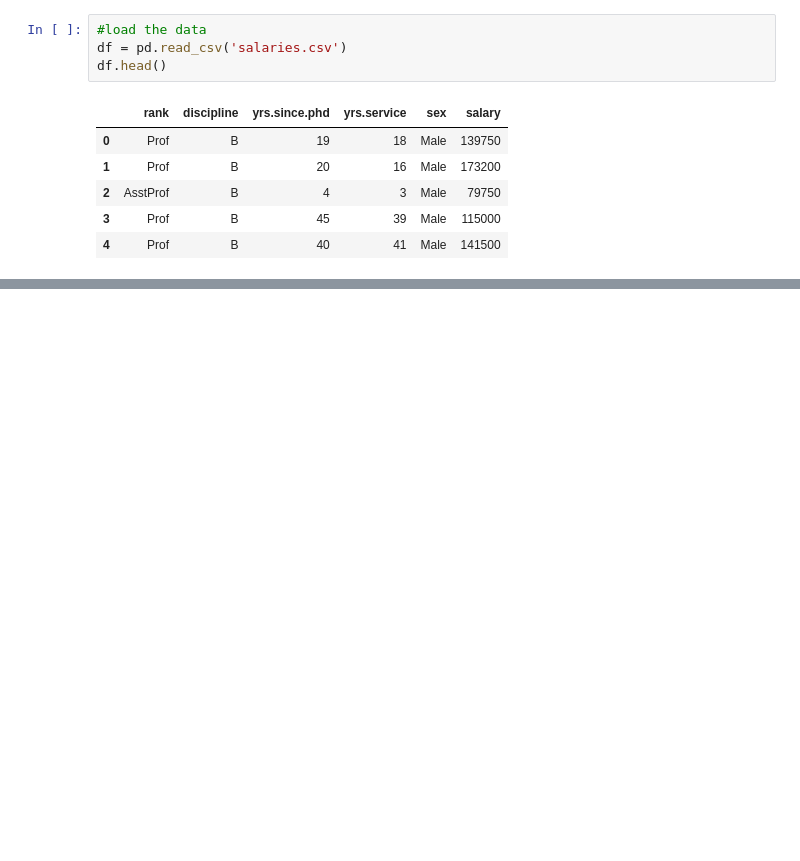
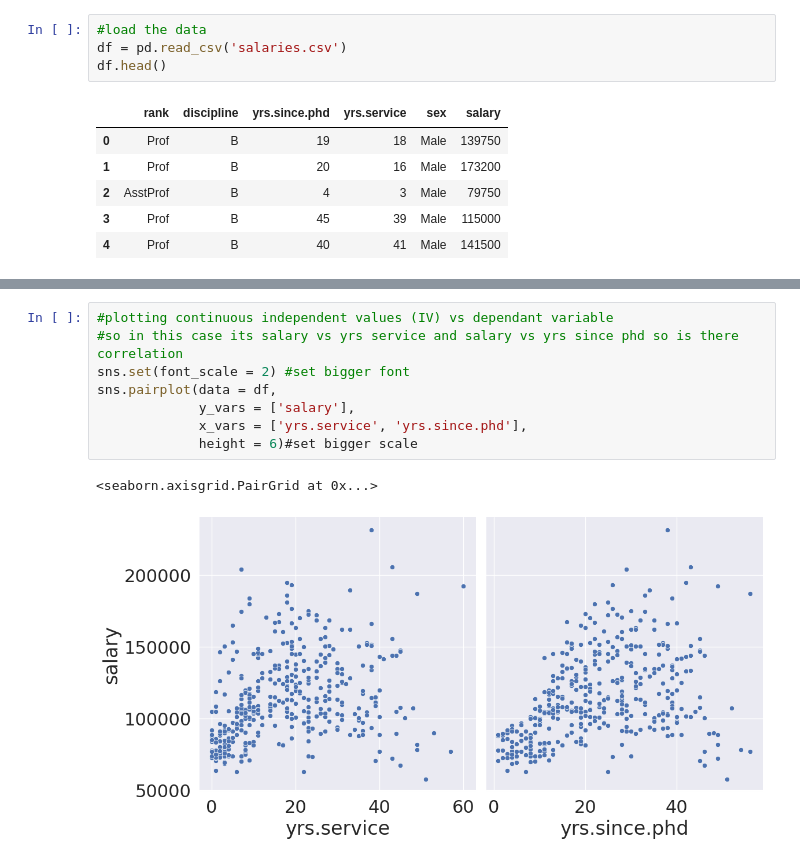
Before and after one commit to TimoCodez/Python-BIA, a Jupyter notebook: Multilinear_Regression.ipynb, the cells around one changed output, grey strips where cells are left out. Drawn from its saved outputs; the diff is of its cells as text; blank space fills up the shorter version.

```diff
--- a/Multilinear_Regression.ipynb
+++ b/Multilinear_Regression.ipynb
@@ -25,0 +41,11 @@ df.head()
+# %%
+#plotting continuous independent values (IV) vs dependant variable
+#so in this case its salary vs yrs service and salary vs yrs since phd so is there correlation
+sns.set(font_scale = 2) #set bigger font
+sns.pairplot(data = df,
+             y_vars = ['salary'],
+             x_vars = ['yrs.service', 'yrs.since.phd'],
+             height = 6)#set bigger scale
+# %% [output]
+<seaborn.axisgrid.PairGrid at 0x...>
+[figure, added]
```
Also changed, not shown: parts of 2 cells of this notebook.
